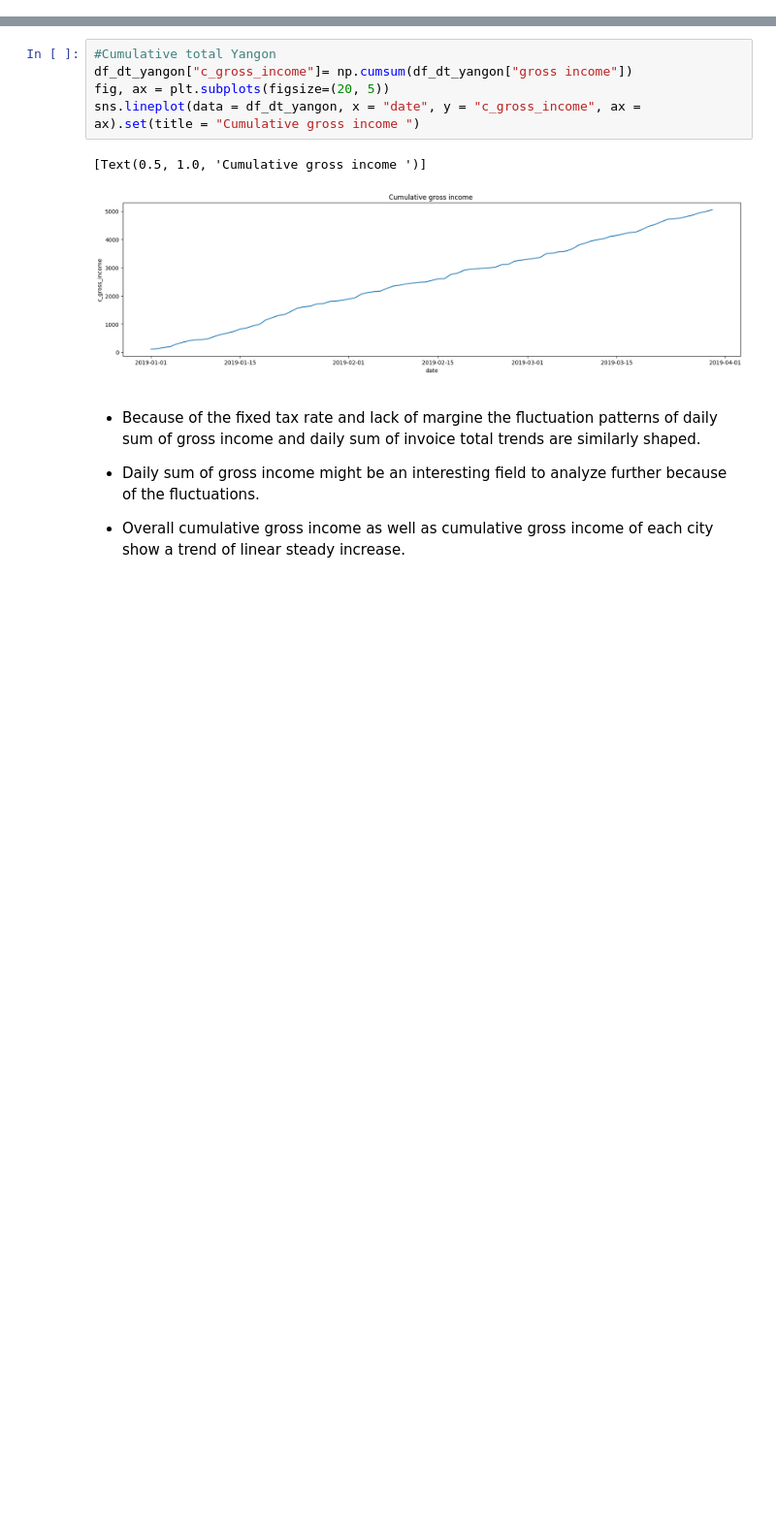
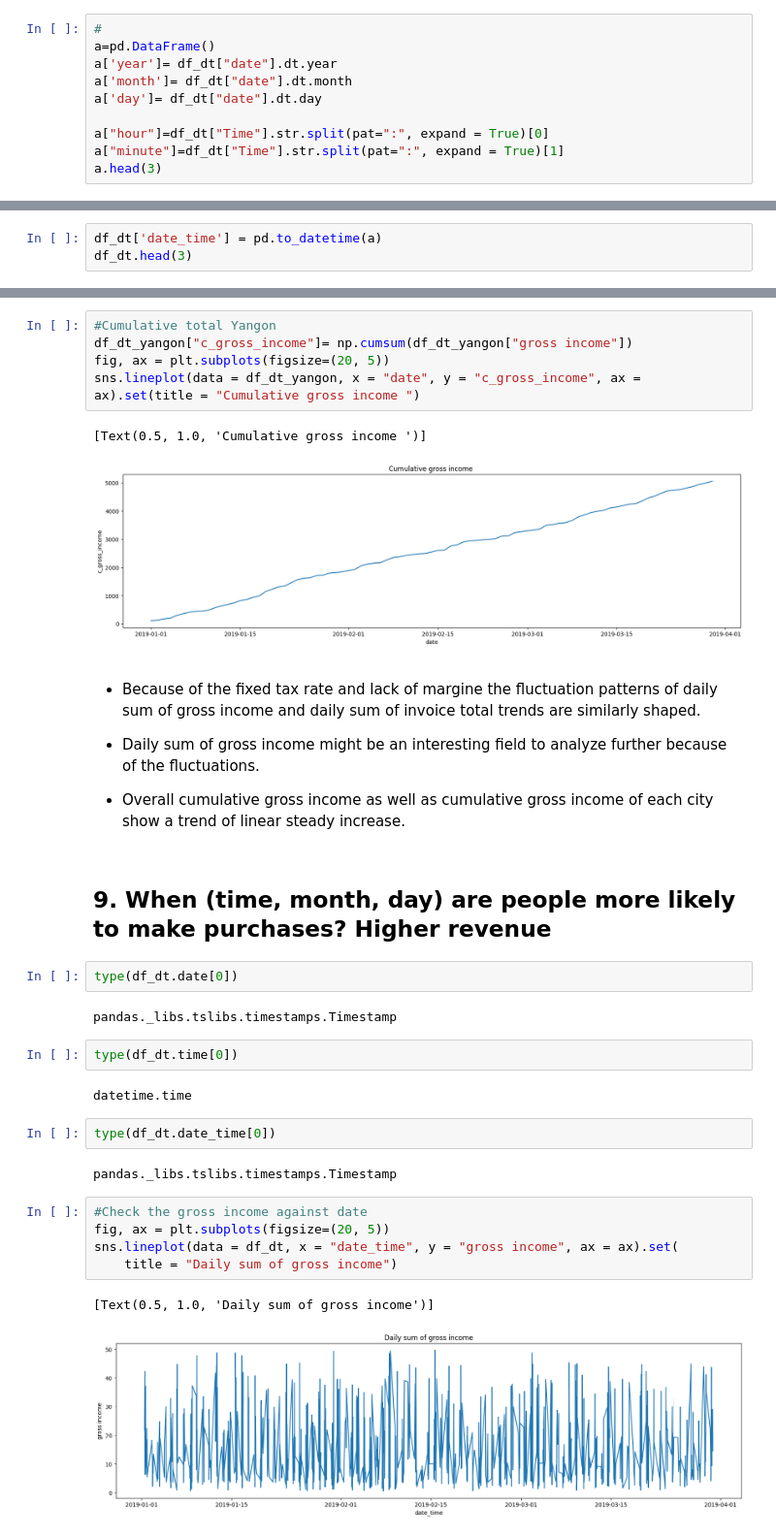
Before and after one commit to Zzzhenya/Supermarket_sales, a Jupyter notebook: Supermarket_data_exploration.ipynb, the cells around one changed output, grey strips where cells are left out. Shown at 97% size. Drawn from its saved outputs; the diff is of its cells as text; blank space fills up the shorter version.

Commit message:
date time field

```diff
--- a/Supermarket_data_exploration.ipynb
+++ b/Supermarket_data_exploration.ipynb
@@ -702,0 +717,10 @@ df_dt.head(3)
+# %%
+#
+a=pd.DataFrame()
+a['year']= df_dt["date"].dt.year
+a['month']= df_dt["date"].dt.month
+a['day']= df_dt["date"].dt.day
+
+a["hour"]=df_dt["Time"].str.split(pat=":", expand = True)[0]
+a["minute"]=df_dt["Time"].str.split(pat=":", expand = True)[1]
+a.head(3)
@@ -702,0 +732,3 @@ df_dt.head(3)
+# %%
+df_dt['date_time'] = pd.to_datetime(a)
+df_dt.head(3)
@@ -828,3 +865,25 @@ sns.lineplot(data = df_dt_yangon, x = "date", y = "c_gross_income", ax = ax).set
 * Daily sum of gross income might be an interesting field to analyze further because of the fluctuations.
 
 * Overall cumulative gross income as well as cumulative gross income of each city show a trend of linear steady increase.
+# %% [markdown]
+## 9. When (time, month, day) are people more likely to make purchases? Higher revenue
+# %%
+type(df_dt.date[0])
+# %% [output]
+pandas._libs.tslibs.timestamps.Timestamp
+# %%
+type(df_dt.time[0])
+# %% [output]
+datetime.time
+# %%
+type(df_dt.date_time[0])
+# %% [output]
+pandas._libs.tslibs.timestamps.Timestamp
+# %%
+#Check the gross income against date
+fig, ax = plt.subplots(figsize=(20, 5))
+sns.lineplot(data = df_dt, x = "date_time", y = "gross income", ax = ax).set(
+    title = "Daily sum of gross income")
+# %% [output]
+[Text(0.5, 1.0, 'Daily sum of gross income')]
+[figure, added]
```
Also changed, not shown: parts of 8 cells of this notebook.
